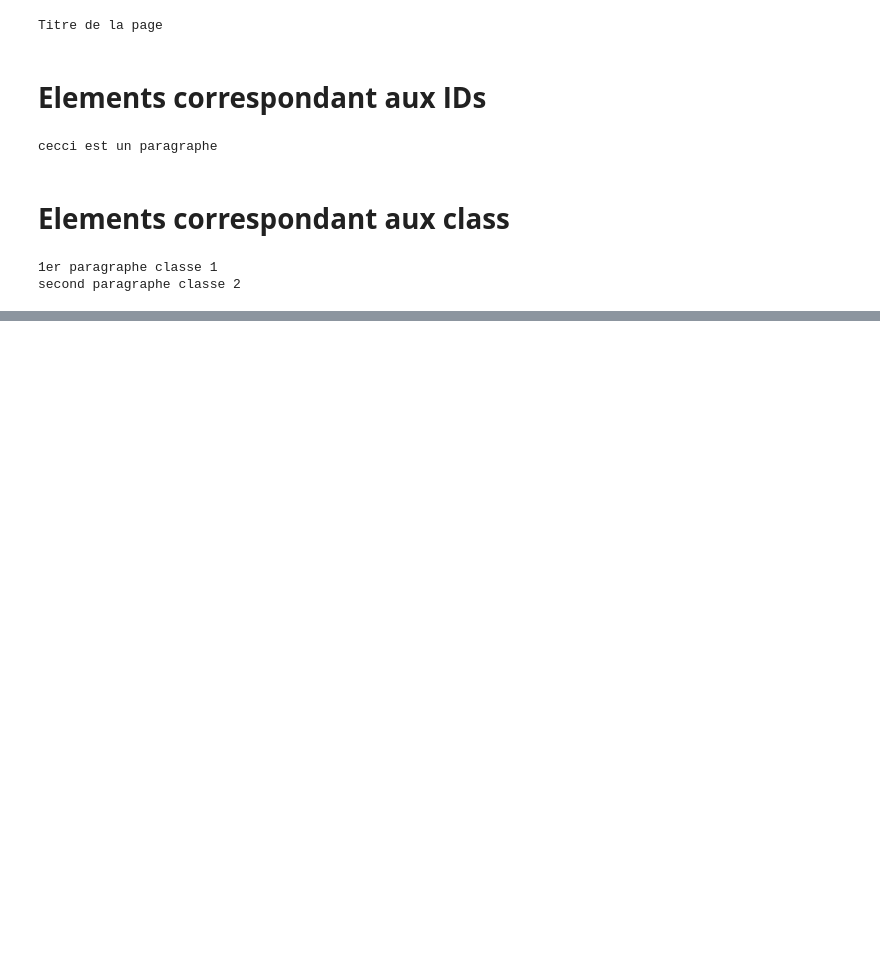
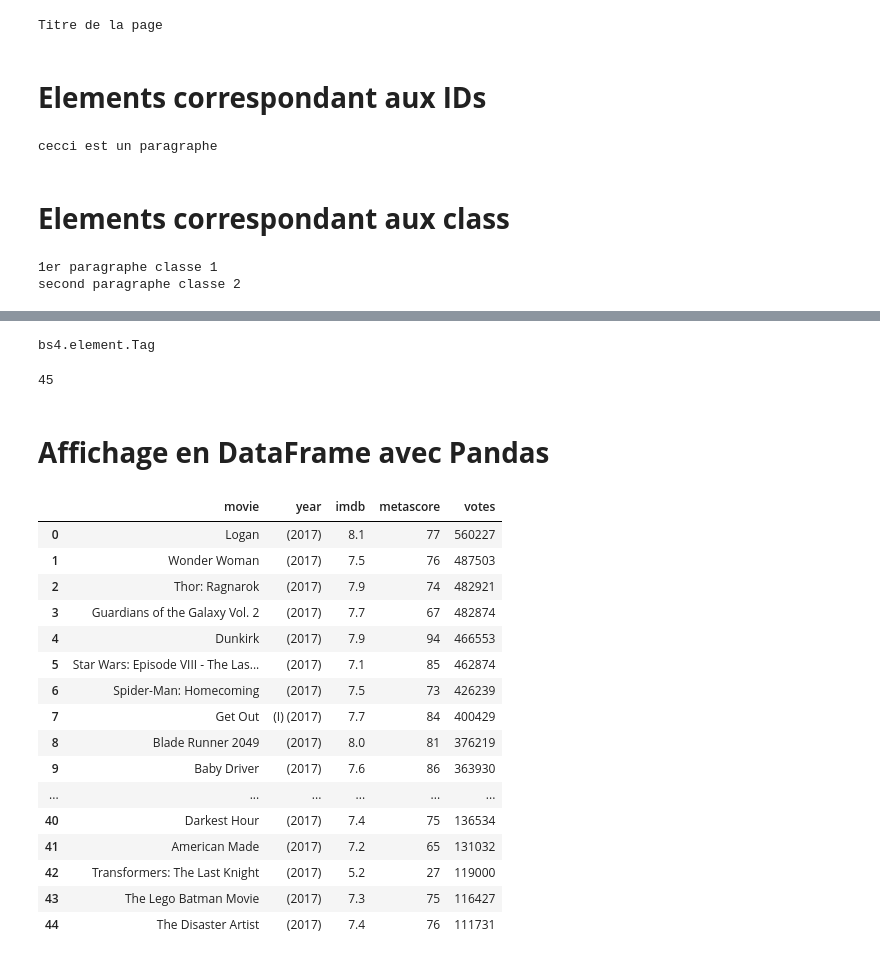
Before and after one commit to franckalain/Web-Scrapping, a Jupyter notebook: Scrapping.ipynb, the cells around one changed output, grey strips where cells are left out. Cells and saved outputs as stored; diff of their text form; code cells hidden in the pictures; blank space fills up the shorter version.

```diff
--- a/Scrapping.ipynb
+++ b/Scrapping.ipynb
@@ -166,0 +207,71 @@ print(len(mycontainers))
+# %%
+test_movie_metascore = movie_containers[8].find('div', class_='ratings-metascore')
+type(test_movie_metascore)
+# %% [output]
+bs4.element.Tag
+# %%
+names = []
+years = []
+imdb_ratings = []
+metascores = []
+votes = []
+
+
+for container in movie_containers:
+  if container.find('div', class_= 'ratings-metascore') is not None:
+    # le titre du film
+    name = container.h3.a.text
+    names.append(name)
+
+    # l'annee du film
+    year = container.h3.find('span', class_='lister-item-year').text
+    years.append(year)
+
+    # la note IMDB
+    imdb = float(container.strong.text)
+    imdb_ratings.append(imdb)
+
+    # metascore
+    m_score = container.find('span', class_='metascore').text
+    metascores.append(int(m_score))
+
+    # le nombre de vote
+    vote = container.find('span', attrs = {'name':'nv'})['data-value']
+    votes.append(int(vote))
+# %%
+print(len(names))
+# %% [output]
+45
+# %% [markdown]
+# **Affichage en DataFrame avec Pandas**
+# %%
+import pandas as pd
+
+data = pd.DataFrame(
+{
+    'movie': names,
+    'year': years,
+    'imdb': imdb_ratings,
+    'metascore': metascores,
+    'votes': votes
+})
+# %%
+data
+# %% [output]
+|  | movie | year | imdb | metascore | votes |
+| 0 | Logan | (2017) | 8.1 | 77 | 560227 |
+| 1 | Wonder Woman | (2017) | 7.5 | 76 | 487503 |
+| 2 | Thor: Ragnarok | (2017) | 7.9 | 74 | 482921 |
+| 3 | Guardians of the Galaxy Vol. 2 | (2017) | 7.7 | 67 | 482874 |
+| 4 | Dunkirk | (2017) | 7.9 | 94 | 466553 |
+| 5 | Star Wars: Episode VIII - The Las... | (2017) | 7.1 | 85 | 462874 |
+| 6 | Spider-Man: Homecoming | (2017) | 7.5 | 73 | 426239 |
+| 7 | Get Out | (I) (2017) | 7.7 | 84 | 400429 |
+| 8 | Blade Runner 2049 | (2017) | 8.0 | 81 | 376219 |
+| 9 | Baby Driver | (2017) | 7.6 | 86 | 363930 |
+| ... | ... | ... | ... | ... | ... |
+| 40 | Darkest Hour | (2017) | 7.4 | 75 | 136534 |
+| 41 | American Made | (2017) | 7.2 | 65 | 131032 |
+| 42 | Transformers: The Last Knight | (2017) | 5.2 | 27 | 119000 |
+| 43 | The Lego Batman Movie | (2017) | 7.3 | 75 | 116427 |
+| 44 | The Disaster Artist | (2017) | 7.4 | 76 | 111731 |
```
Also changed, not shown: parts of 14 cells of this notebook.
